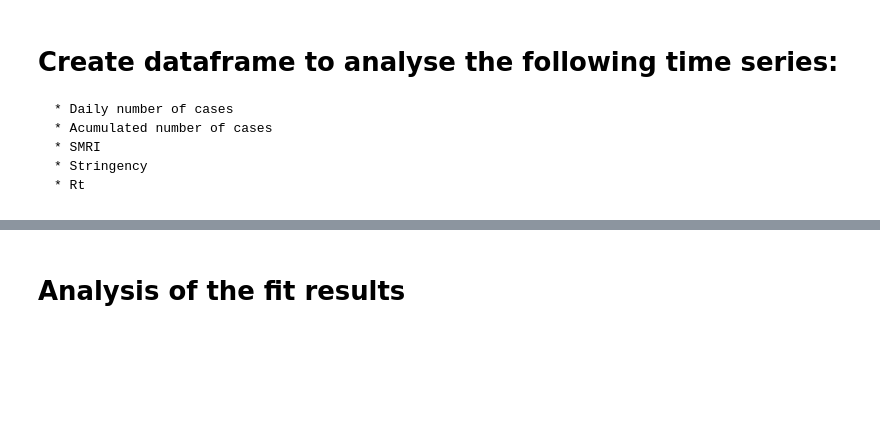
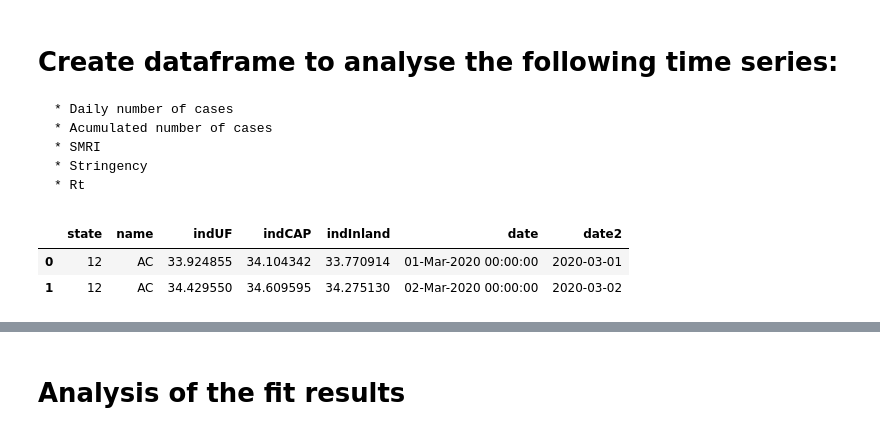
Before and after one commit to Julian-sun/Assessing-the-nationwide-impact-of-COVID-19-mitigation-policies-on-the-transmission-rate-of-SARS-CoV, a Jupyter notebook: script/Code analysis.ipynb, the cells around one changed output, grey strips where cells are left out. Saved outputs shown, nothing was run; the diff lists cells and outputs as text; code cells hidden in the pictures; blank space fills up the shorter version.

```diff
--- a/script/Code analysis.ipynb
+++ b/script/Code analysis.ipynb
@@ -53,3 +81,9 @@ df.head()
+# %%
+mob['date2'] = pd.to_datetime(mob.date)
 # %%
-mob
+mob.head(2)
+# %% [output]
+|  | state | name | indUF | indCAP | indInland | date | date2 |
+| 0 | 12 | AC | 33.924855 | 34.104342 | 33.770914 | 01-Mar-2020 00:00:00 | 2020-03-01 |
+| 1 | 12 | AC | 34.429550 | 34.609595 | 34.275130 | 02-Mar-2020 00:00:00 | 2020-03-02 |
 # %%
```
Also changed, not shown: parts of 56 cells of this notebook, 2 other files.
